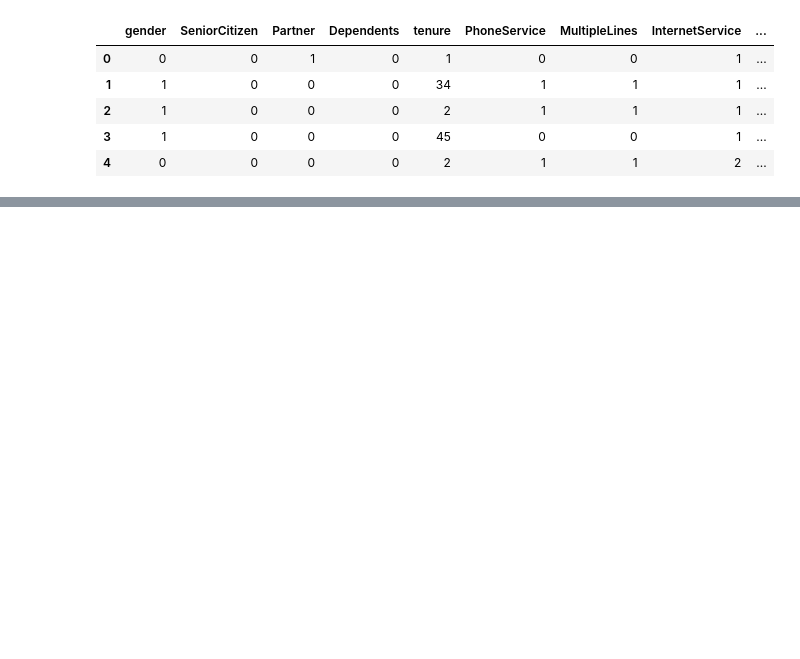
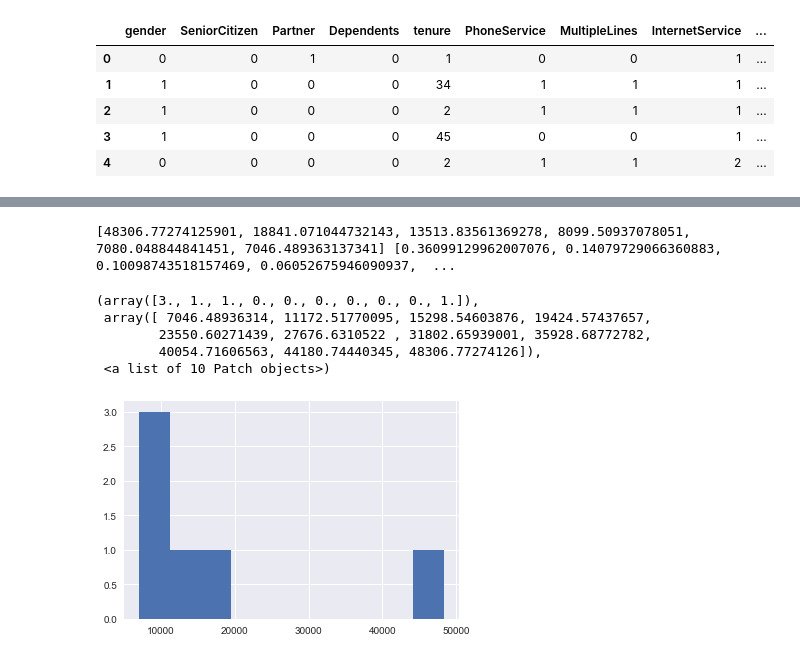
Before and after one commit to cjrutherford/mining, a Jupyter notebook: Data Mining Code Portion..ipynb, the cells around one changed output, grey strips where cells are left out. Saved outputs shown, nothing was run; the diff lists cells and outputs as text; code cells hidden in the pictures; blank space fills up the shorter version.

```diff
--- a/Data Mining Code Portion..ipynb
+++ b/Data Mining Code Portion..ipynb
@@ -319,3 +332,14 @@ pca.column_correlations(customer_data)
+# %%
+print(pca.eigenvalues_, pca.explained_inertia_)
+plt.hist(pca.eigenvalues_)
+# %% [output]
+[48306.77274125901, 18841.071044732143, 13513.83561369278, 8099.50937078051, 7080.048844841451, 7046.489363137341] [0.36099129962007076, 0.14079729066360883, 0.10098743518157469, 0.06052675946090937,  ...
+(array([3., 1., 1., 0., 0., 0., 0., 0., 0., 1.]),
+ array([ 7046.48936314, 11172.51770095, 15298.54603876, 19424.57437657,
+        23550.60271439, 27676.6310522 , 31802.65939001, 35928.68772782,
+        40054.71606563, 44180.74440345, 48306.77274126]),
+ <a list of 10 Patch objects>)
+[figure, added]
 # %%
 pca.plot_row_coordinates(customer_data)
 # %% [output]
```
Also changed, not shown: parts of 16 cells of this notebook.
